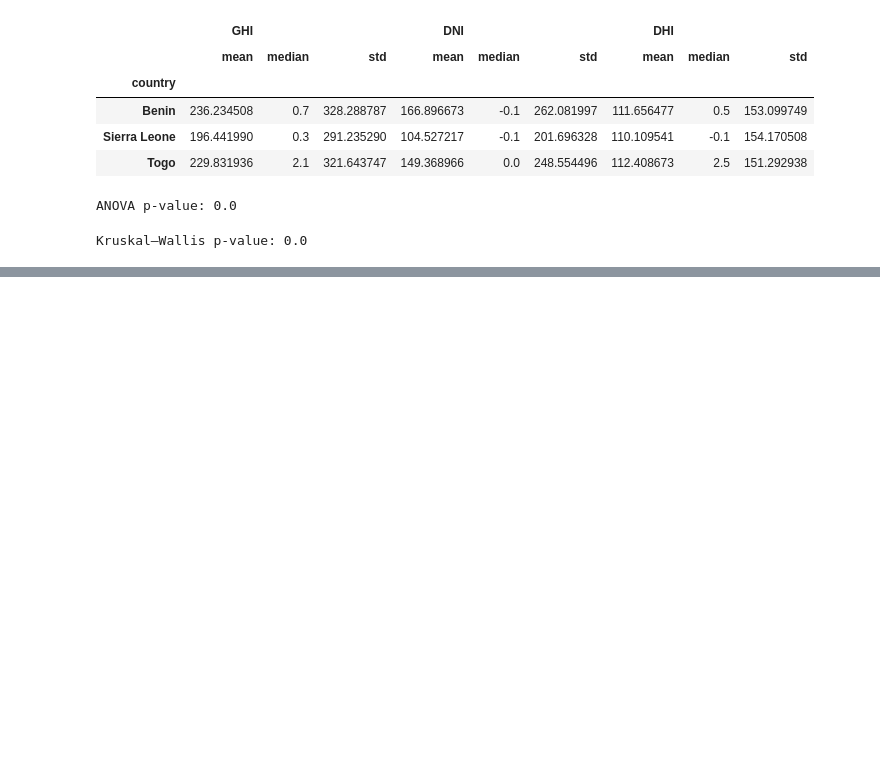
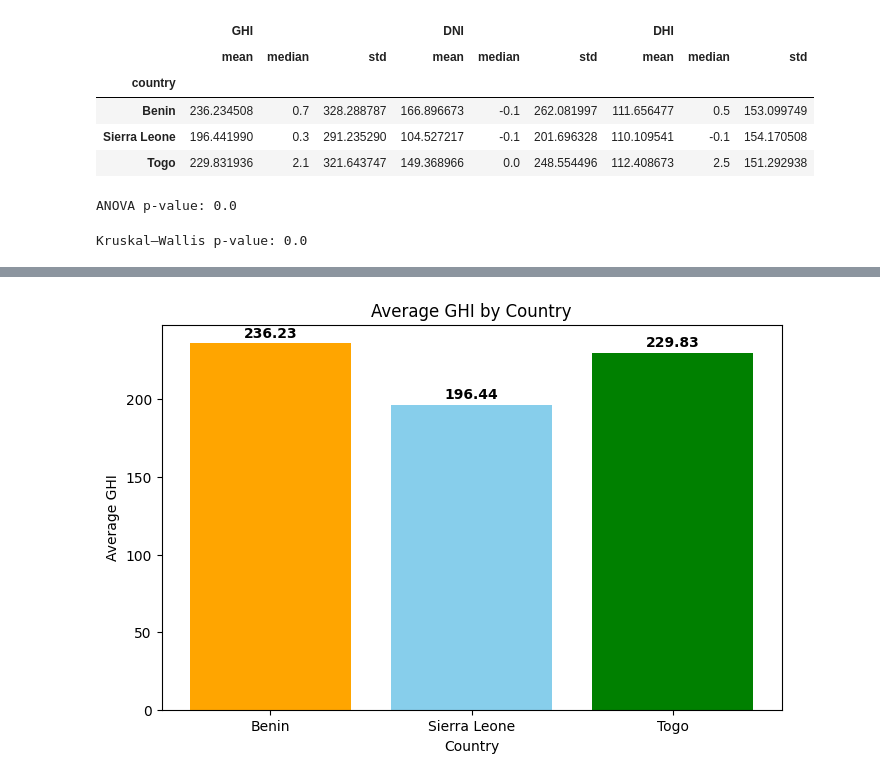
Before and after one commit to hann2004/solar-challenge-week1, a Jupyter notebook: notebooks/compare_countries.ipynb, the cells around one changed output, grey strips where cells are left out. Saved outputs shown, nothing was run; the diff lists cells and outputs as text; code cells hidden in the pictures; blank space fills up the shorter version.

```diff
--- a/notebooks/compare_countries.ipynb
+++ b/notebooks/compare_countries.ipynb
@@ -68,0 +100,26 @@ Kruskal–Wallis p-value: 0.0
+# %%
+import matplotlib.pyplot as plt
+
+# Define countries and their average GHI
+countries = ['Benin', 'Sierra Leone', 'Togo']
+average_ghi = [236.23, 196.44, 229.83]  # Rounded to 2 decimal places
+# %%
+# Set the figure size
+plt.figure(figsize=(8, 5))
+
+# Plot the bar chart
+plt.bar(countries, average_ghi, color=['orange', 'skyblue', 'green'])
+
+# Add title and labels
+plt.title('Average GHI by Country')
+plt.xlabel('Country')
+plt.ylabel('Average GHI')
+
+# Optional: Add value labels on top of bars
+for i, val in enumerate(average_ghi):
+    plt.text(i, val + 2, f'{val}', ha='center', va='bottom', fontweight='bold')
+
+# Show the chart
+plt.show()
+# %% [output]
+[figure, added]
```
Also changed, not shown: parts of 1 cell of this notebook, 3 other files.
